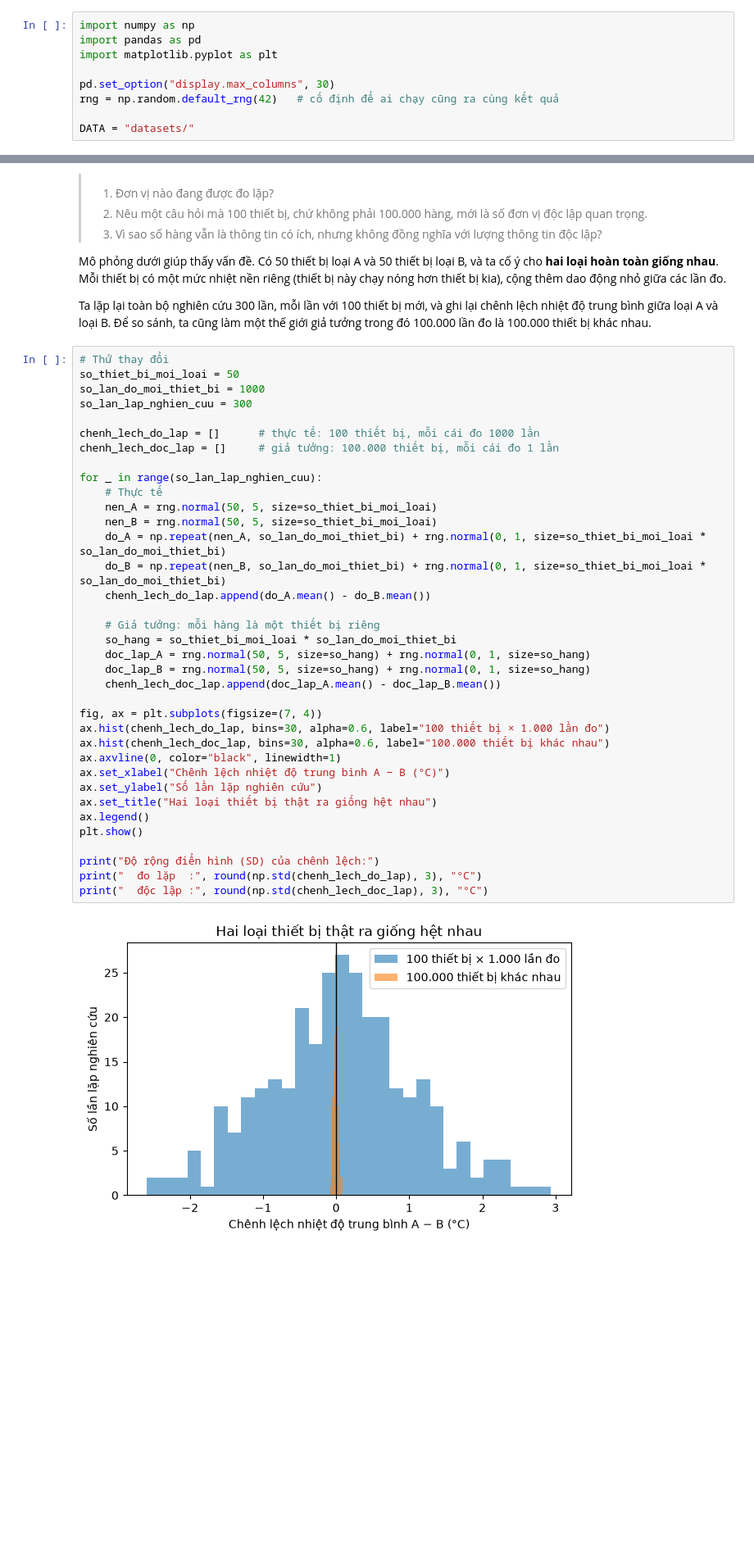
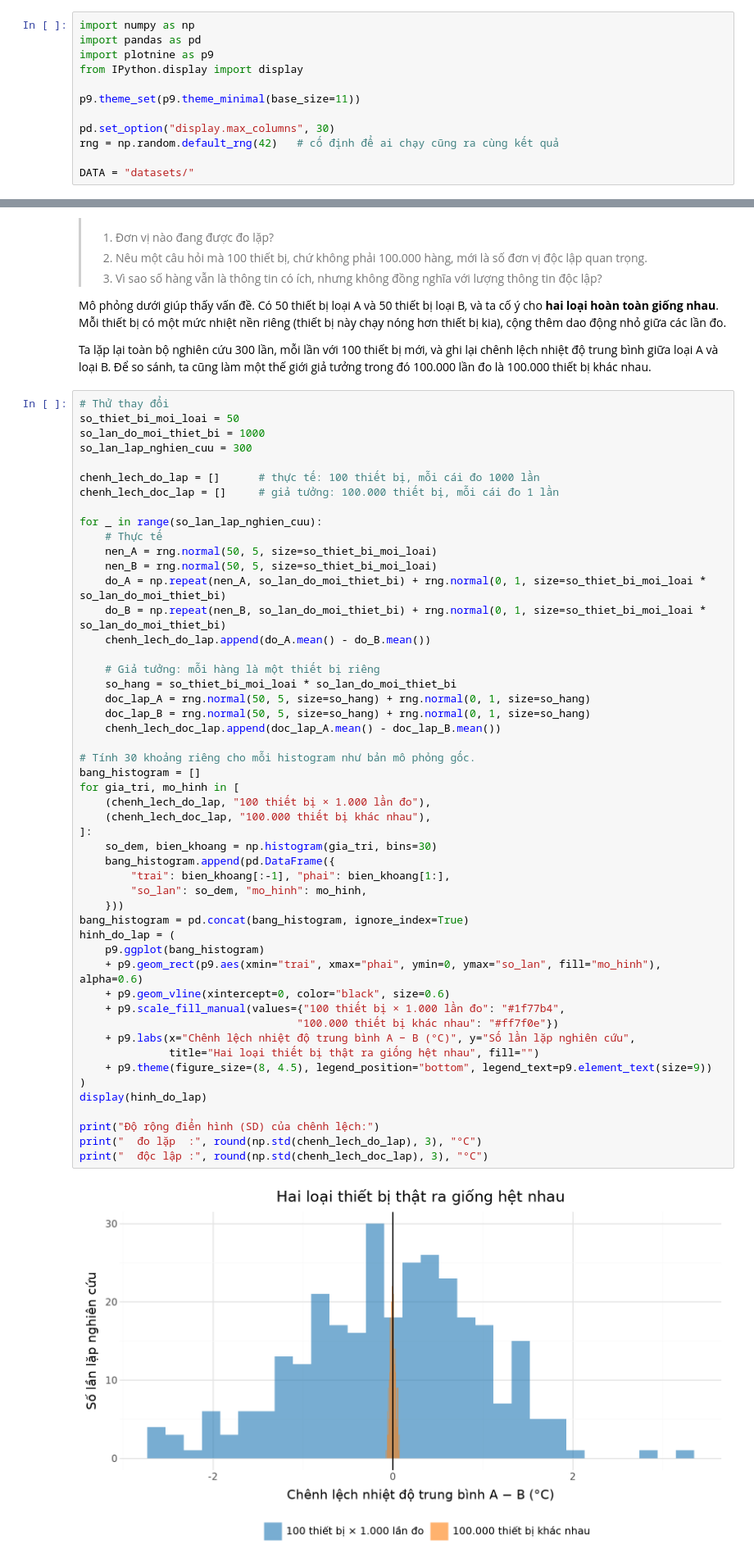
Before and after one commit to h2bach/UET.MAT1052-Labs-Materials, a Jupyter notebook: W1_CauHoiVaDuLieu.ipynb, the cells around one changed output, grey strips where cells are left out. Shown at 82% size. Saved outputs shown, nothing was run; the diff lists cells and outputs as text; blank space fills up the shorter version.

```diff
--- a/W1_CauHoiVaDuLieu.ipynb
+++ b/W1_CauHoiVaDuLieu.ipynb
@@ -22,7 +22,10 @@ Mã câu hỏi (W01-Q01, W01-CH02, ...) giữ nguyên như bài giảng trên l
 # %%
 import numpy as np
 import pandas as pd
-import matplotlib.pyplot as plt
+import plotnine as p9
+from IPython.display import display
+
+p9.theme_set(p9.theme_minimal(base_size=11))
 
 pd.set_option("display.max_columns", 30)
 rng = np.random.default_rng(42)   # cố định để ai chạy cũng ra cùng kết quả
@@ -845,39 +857,53 @@ Ta lặp lại toàn bộ nghiên cứu 300 lần, mỗi lần với 100 thiết
 # %%
 # Thử thay đổi
 so_thiet_bi_moi_loai = 50
 so_lan_do_moi_thiet_bi = 1000
 so_lan_lap_nghien_cuu = 300
 
 chenh_lech_do_lap = []      # thực tế: 100 thiết bị, mỗi cái đo 1000 lần
 chenh_lech_doc_lap = []     # giả tưởng: 100.000 thiết bị, mỗi cái đo 1 lần
 
 for _ in range(so_lan_lap_nghien_cuu):
     # Thực tế
     nen_A = rng.normal(50, 5, size=so_thiet_bi_moi_loai)
     nen_B = rng.normal(50, 5, size=so_thiet_bi_moi_loai)
     do_A = np.repeat(nen_A, so_lan_do_moi_thiet_bi) + rng.normal(0, 1, size=so_thiet_bi_moi_loai * so_lan_do_moi_thiet_bi)
     do_B = np.repeat(nen_B, so_lan_do_moi_thiet_bi) + rng.normal(0, 1, size=so_thiet_bi_moi_loai * so_lan_do_moi_thiet_bi)
     chenh_lech_do_lap.append(do_A.mean() - do_B.mean())
 
     # Giả tưởng: mỗi hàng là một thiết bị riêng
     so_hang = so_thiet_bi_moi_loai * so_lan_do_moi_thiet_bi
     doc_lap_A = rng.normal(50, 5, size=so_hang) + rng.normal(0, 1, size=so_hang)
     doc_lap_B = rng.normal(50, 5, size=so_hang) + rng.normal(0, 1, size=so_hang)
     chenh_lech_doc_lap.append(doc_lap_A.mean() - doc_lap_B.mean())
 
-fig, ax = plt.subplots(figsize=(7, 4))
-ax.hist(chenh_lech_do_lap, bins=30, alpha=0.6, label="100 thiết bị × 1.000 lần đo")
-ax.hist(chenh_lech_doc_lap, bins=30, alpha=0.6, label="100.000 thiết bị khác nhau")
-ax.axvline(0, color="black", linewidth=1)
-ax.set_xlabel("Chênh lệch nhiệt độ trung bình A − B (°C)")
-ax.set_ylabel("Số lần lặp nghiên cứu")
-ax.set_title("Hai loại thiết bị thật ra giống hệt nhau")
-ax.legend()
-plt.show()
+# Tính 30 khoảng riêng cho mỗi histogram như bản mô phỏng gốc.
+bang_histogram = []
+for gia_tri, mo_hinh in [
+    (chenh_lech_do_lap, "100 thiết bị × 1.000 lần đo"),
+    (chenh_lech_doc_lap, "100.000 thiết bị khác nhau"),
+]:
+    so_dem, bien_khoang = np.histogram(gia_tri, bins=30)
+    bang_histogram.append(pd.DataFrame({
+        "trai": bien_khoang[:-1], "phai": bien_khoang[1:],
+        "so_lan": so_dem, "mo_hinh": mo_hinh,
+    }))
+bang_histogram = pd.concat(bang_histogram, ignore_index=True)
+hinh_do_lap = (
+    p9.ggplot(bang_histogram)
+    + p9.geom_rect(p9.aes(xmin="trai", xmax="phai", ymin=0, ymax="so_lan", fill="mo_hinh"), alpha=0.6)
+    + p9.geom_vline(xintercept=0, color="black", size=0.6)
+    + p9.scale_fill_manual(values={"100 thiết bị × 1.000 lần đo": "#1f77b4",
+                                  "100.000 thiết bị khác nhau": "#ff7f0e"})
+    + p9.labs(x="Chênh lệch nhiệt độ trung bình A − B (°C)", y="Số lần lặp nghiên cứu",
+              title="Hai loại thiết bị thật ra giống hệt nhau", fill="")
+    + p9.theme(figure_size=(8, 4.5), legend_position="bottom", legend_text=p9.element_text(size=9))
+)
+display(hinh_do_lap)
 
 print("Độ rộng điển hình (SD) của chênh lệch:")
 print("  đo lặp  :", round(np.std(chenh_lech_do_lap), 3), "°C")
 print("  độc lập :", round(np.std(chenh_lech_doc_lap), 3), "°C")
 # %% [output]
-[figure, old version]
+[figure, new version]
 Độ rộng điển hình (SD) của chênh lệch:
```
Also changed, not shown: parts of 7 cells of this notebook, 16 other files.
